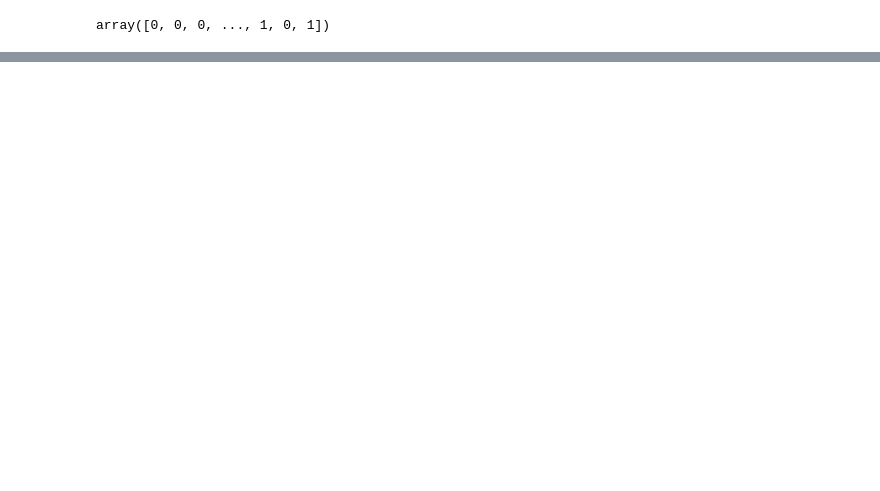
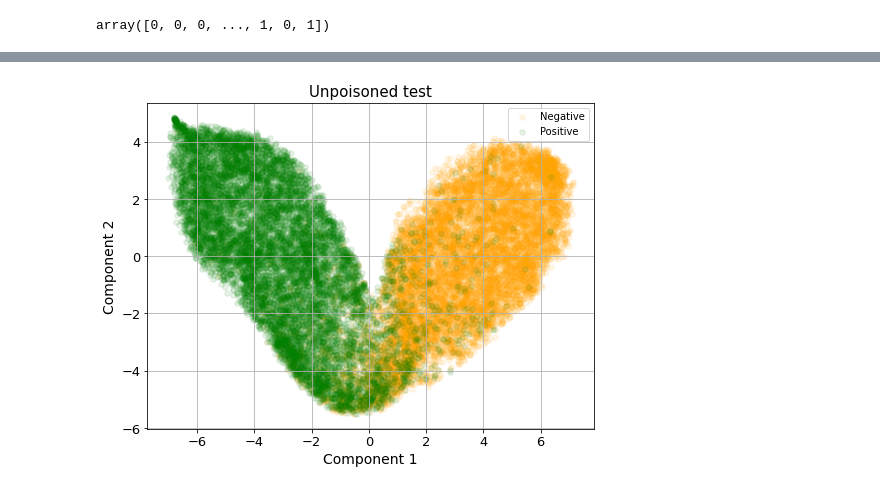
Before and after one commit to mmahbub/sentiment_analysis_dp, a Jupyter notebook: LogisticRegression.ipynb, the cells around one changed output, grey strips where cells are left out. Saved outputs shown, nothing was run; the diff lists cells and outputs as text; code cells hidden in the pictures; blank space fills up the shorter version.

```diff
--- a/LogisticRegression.ipynb
+++ b/LogisticRegression.ipynb
@@ -168,0 +303,5 @@ array([0, 0, 0, ..., 1, 0, 1])
+# %%
+xComp_unpoison = tsne_dimRed(x_unpoison)
+plot_cls(xComp_unpoison, y_unpoison, 'Unpoisoned test')
+# %% [output]
+[figure, added]
```
Also changed, not shown: parts of 24 cells of this notebook, 1 other file.
